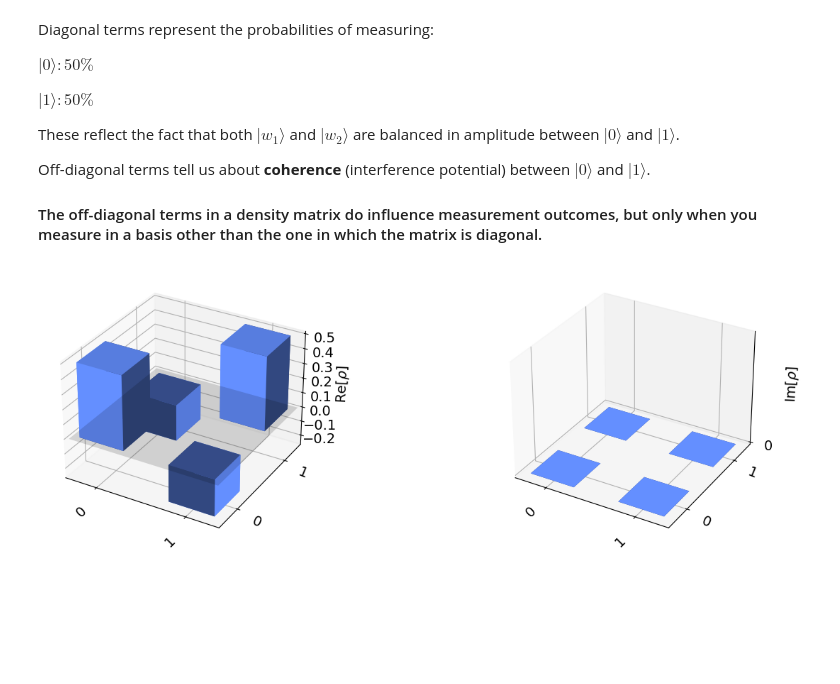
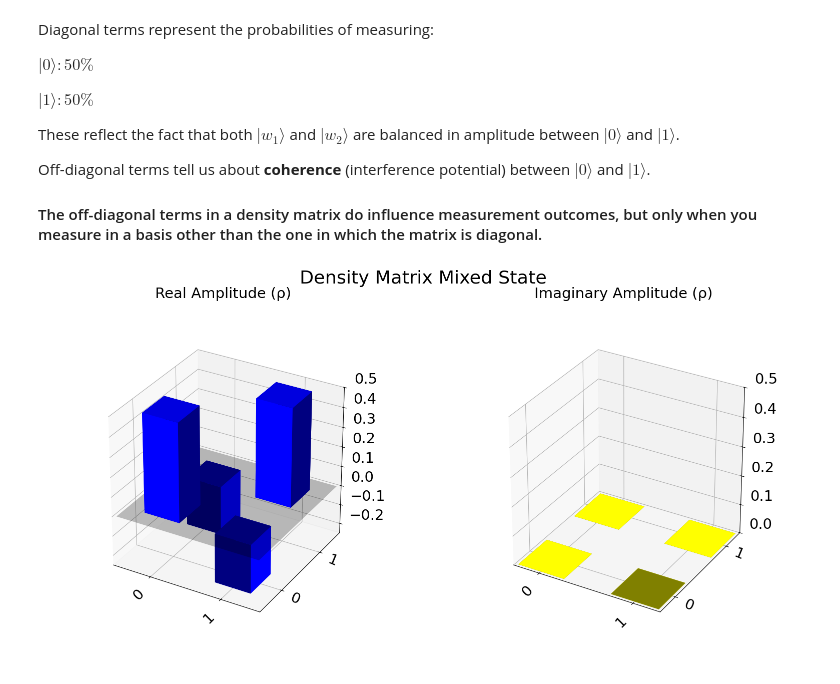
Before and after one commit to sevetseh28/quantum_studies, a Jupyter notebook: quantum-studies/src/quantum_studies/qiskit_circuits/quantum_info/density_matrix_mixed_state.ipynb, the cells around one changed output. Drawn from its saved outputs; the diff is of its cells as text; code cells hidden in the pictures; blank space fills up the shorter version.

```diff
--- a/quantum-studies/src/quantum_studies/qiskit_circuits/quantum_info/density_matrix_mixed_state.ipynb
+++ b/quantum-studies/src/quantum_studies/qiskit_circuits/quantum_info/density_matrix_mixed_state.ipynb
@@ -77,9 +72,11 @@ Off-diagonal terms tell us about **coherence** (interference potential) between
 
 #### The off-diagonal terms in a density matrix do influence measurement outcomes, but only when you measure in a basis other than the one in which the matrix is diagonal.
 # %%
-rho.draw('city')
+from qiskit.visualization import plot_state_city
+
+plot_state_city(rho, title="Density Matrix Mixed State", color=["blue", "yellow"])
 # %% [output]
-[figure, old version]
+[figure, new version]
 # %%
 rho.draw('bloch')  # Will show up within the Bloch sphere
 # %% [output]
```
Also changed, not shown: parts of 2 cells of this notebook, 5 other files.
